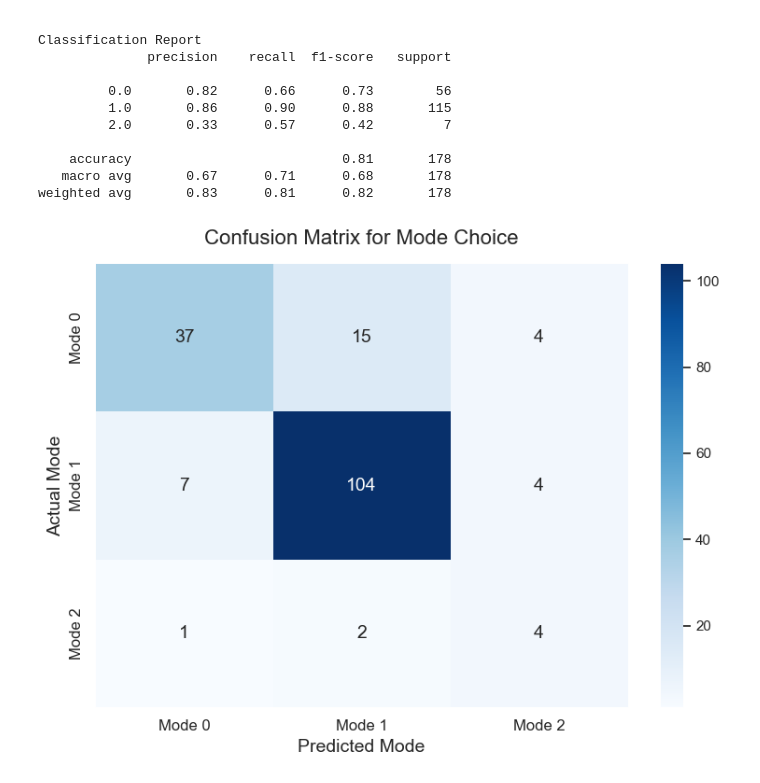
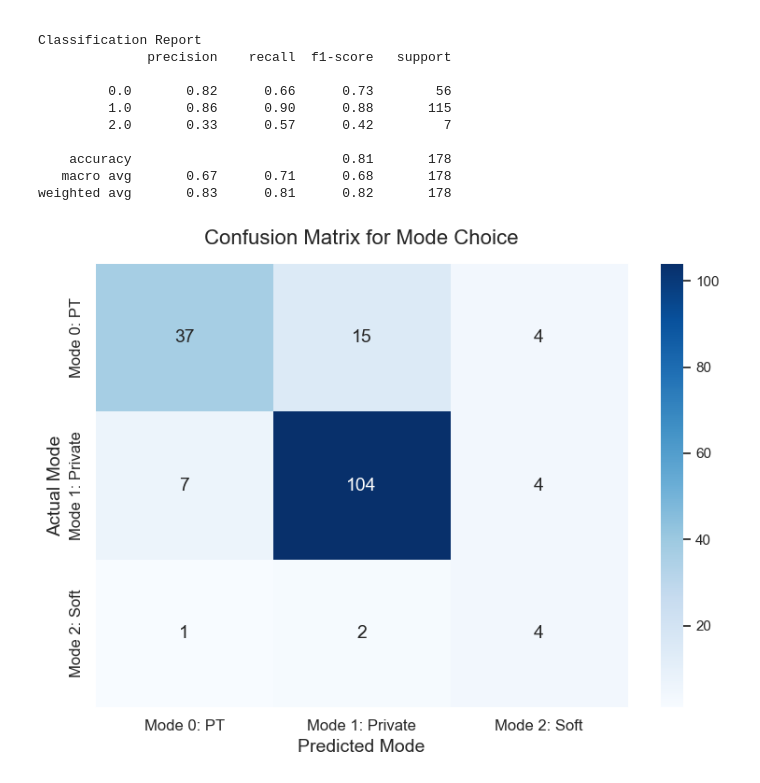
Before and after one commit to wendyqxc/MachineLearningModeChoiceGroup6, a Jupyter notebook: Global_regression_structured.ipynb, the cells around one changed output. Drawn from its saved outputs; the diff is of its cells as text; code cells hidden in the pictures.

```diff
--- a/Global_regression_structured.ipynb
+++ b/Global_regression_structured.ipynb
@@ -82,18 +95,18 @@ weighted avg       0.83      0.81      0.82       178
 # %%
 plt.figure(figsize=(8, 6))
 sns.set_theme(style="whitegrid")
 
 ax = sns.heatmap(cm, annot=True, fmt='d', cmap='Blues',
-                 xticklabels=['Mode 0', 'Mode 1', 'Mode 2'],
-                 yticklabels=['Mode 0', 'Mode 1', 'Mode 2'],
+                 xticklabels=['Mode 0: PT', 'Mode 1: Private', 'Mode 2: Soft'],
+                 yticklabels=['Mode 0: PT', 'Mode 1: Private', 'Mode 2: Soft'],
                  annot_kws={"size": 14})
 
 plt.title('Confusion Matrix for Mode Choice', fontsize=16, pad=15)
 plt.xlabel('Predicted Mode', fontsize=14)
 plt.ylabel('Actual Mode', fontsize=14)
 plt.xticks(fontsize=12)
 plt.yticks(fontsize=12)
 plt.tight_layout()
 plt.show()
 # %% [output]
-[figure, old version]
+[figure, new version]
```
Also changed, not shown: parts of 2 cells of this notebook.
